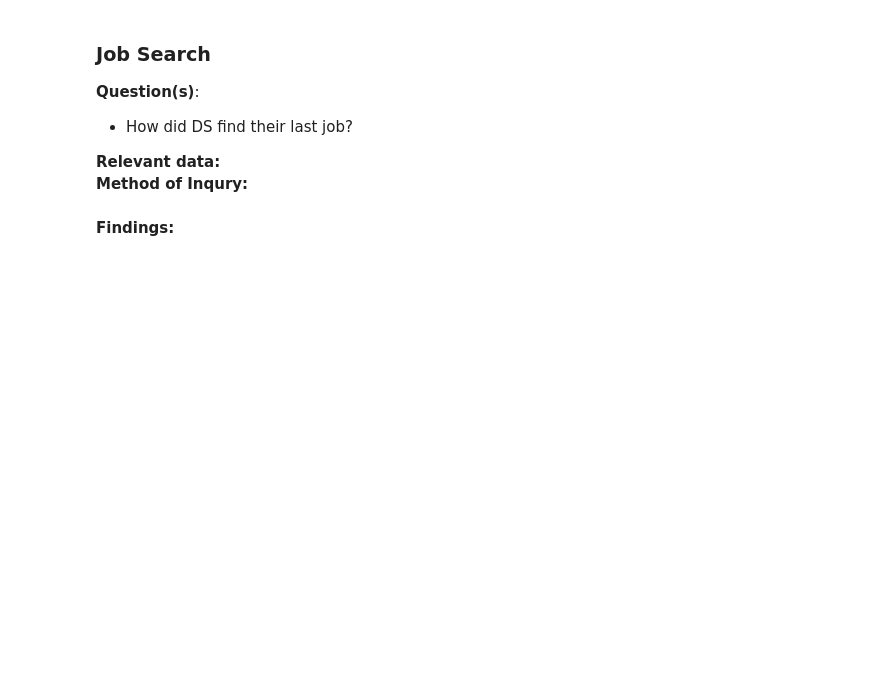
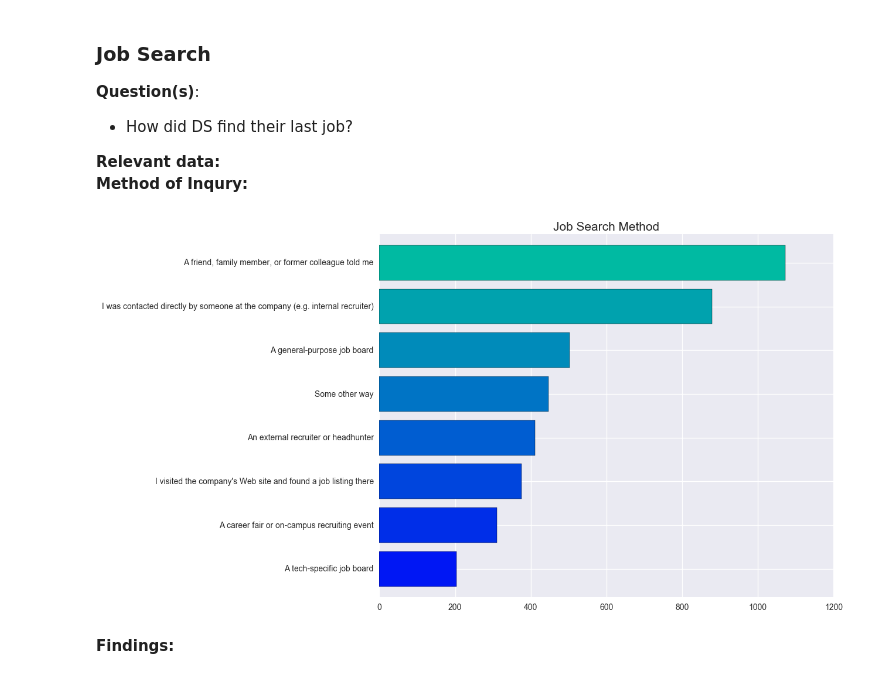
Before and after one commit to slavgl/kaggle-work, a Jupyter notebook: ML-and-Data-Science-Survey/ml-ds-survey-exploratory-analysis.ipynb, the cells around one changed output. Cells and saved outputs as stored; diff of their text form; code cells hidden in the pictures; blank space fills up the shorter version.

```diff
--- a/ML-and-Data-Science-Survey/ml-ds-survey-exploratory-analysis.ipynb
+++ b/ML-and-Data-Science-Survey/ml-ds-survey-exploratory-analysis.ipynb
@@ -259,10 +291,12 @@ plt.show()
 # %%
 # How did DS find their last job?
 plt.subplots(figsize=(10,8))
-scientist.groupby(['EmployerSearchMethod'])['Age'].count().sort_values(ascending=True).plot.barh(width=0.8,color=sns.color_palette('winter',10))
+dsresp.groupby(['EmployerSearchMethod'])['Age'].count().sort_values(ascending=True).plot.barh(width=0.8,color=sns.color_palette('winter',10))
 plt.title('Job Search Method',size=15)
 plt.ylabel('')
 plt.show()
+# %% [output]
+[figure, added]
 # %% [markdown]
 <b>Findings:</b>
 # %% [markdown]
```
Also changed, not shown: parts of 8 cells of this notebook.
